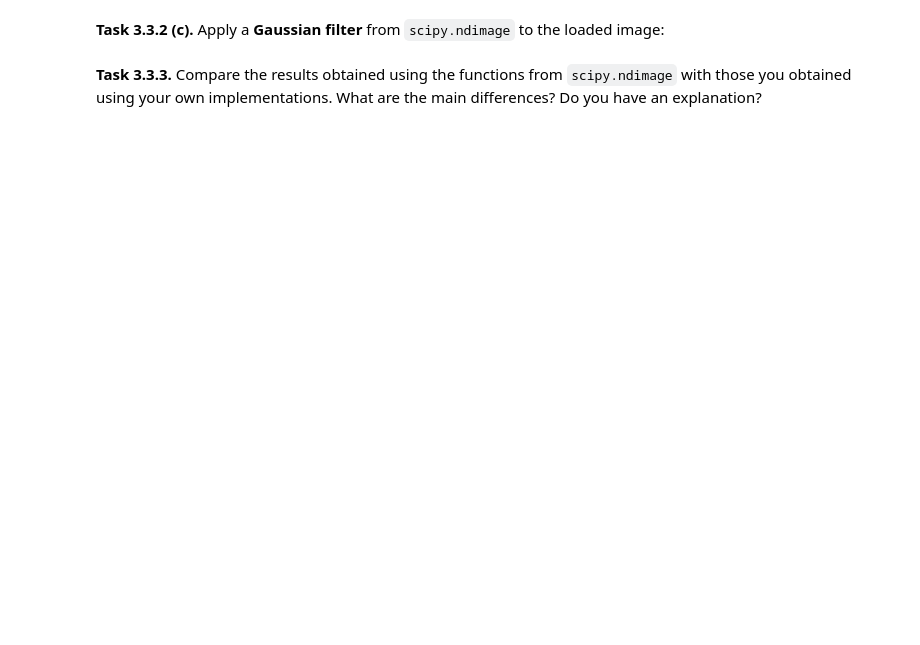
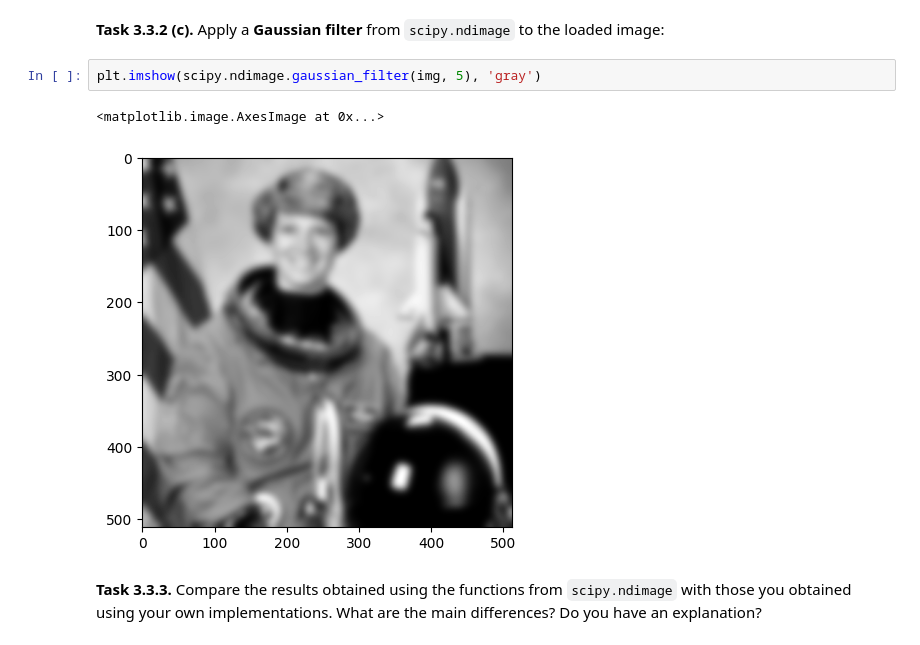
Before and after one commit to tilmannstieglitz/mobi-fs3-python, a Jupyter notebook: task3.ipynb, the cells around one changed output. Saved outputs shown, nothing was run; the diff lists cells and outputs as text; blank space fills up the shorter version.

```diff
--- a/task3.ipynb
+++ b/task3.ipynb
@@ -106,4 +118,9 @@ plt.imshow(img_medianfilter5, 'gray')
 # %% [markdown]
 **<a id="#">Task 3.3.2 (c).</a>** Apply a **Gaussian filter** from `scipy.ndimage` to the loaded image:
+# %%
+plt.imshow(scipy.ndimage.gaussian_filter(img, 5), 'gray')
+# %% [output]
+<matplotlib.image.AxesImage at 0x...>
+[figure, added]
 # %% [markdown]
 **<a id="#">Task 3.3.3.</a>** Compare the results obtained using the functions from `scipy.ndimage` with those you obtained using your own implementations. What are the main differences? Do you have an explanation?
```
Also changed, not shown: parts of 4 cells of this notebook.
